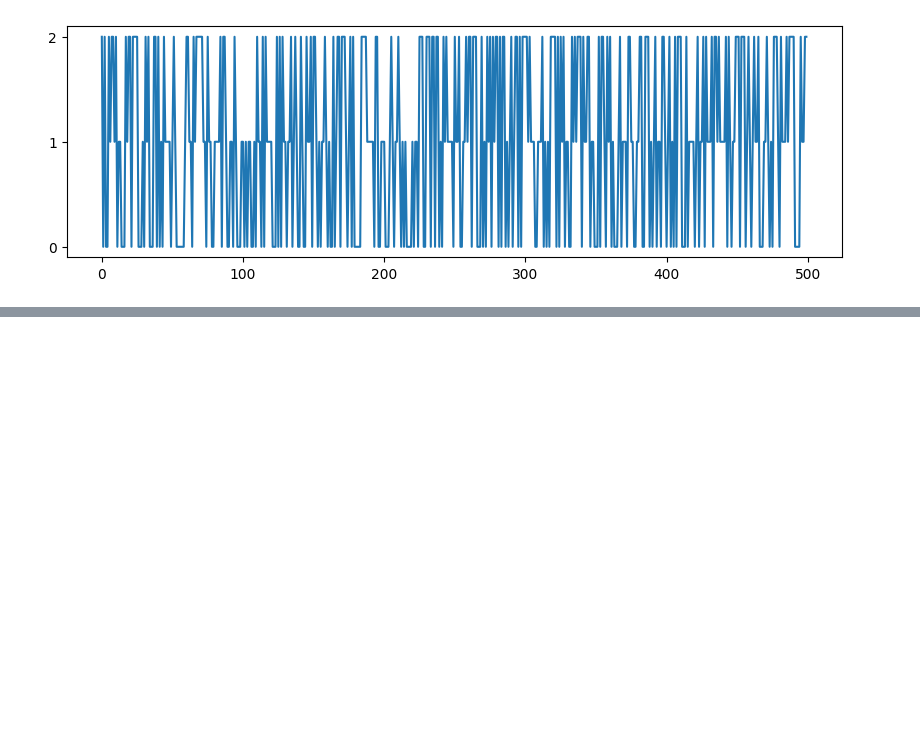
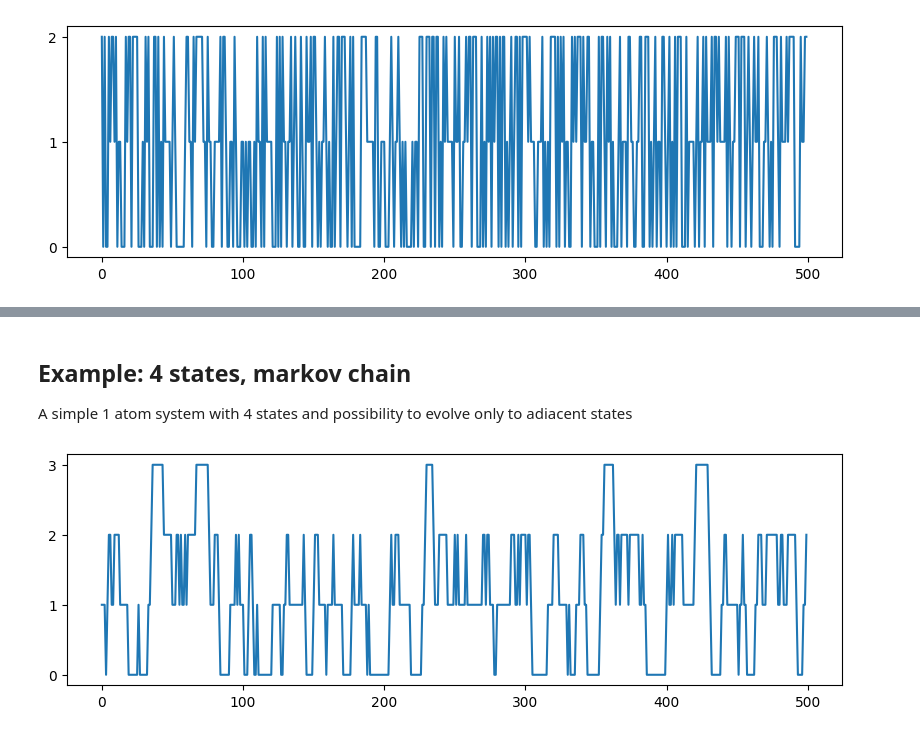
Before and after one commit to GMPavanLab/cpctools, a Jupyter notebook: docs/source/TimeAnalysis.ipynb, the cells around one changed output, grey strips where cells are left out. Cells and saved outputs as stored; diff of their text form; code cells hidden in the pictures; blank space fills up the shorter version.

Commit message:
added an example on how to use the transition part of the library

```diff
--- a/docs/source/TimeAnalysis.ipynb
+++ b/docs/source/TimeAnalysis.ipynb
@@ -40,0 +45,33 @@ sns.heatmap(tmat, annot=True,linewidths=0.1,square=True,vmax=1, vmin=0)
+# %% [markdown]
+## Example: 4 states, markov chain
+
+A simple 1 atom system with 4 states and possibility to evolve only to adiacent states
+# %%
+rng = npr.default_rng(123456)
+P=np.array([
+    [0.8,0.2,0.0,0.0],
+    [0.1,0.7,0.2,0.0],
+    [0.0,0.3,0.6,0.1],
+    [0.0,0.0,0.2,0.8],
+            ])
+#contstuct a target table:
+target=P
+for j in range(1,4):
+    target[:,j]+=target[:,j-1]
+
+
+cls=np.empty((500,1),dtype=int)
+cls[0,0]=1
+for i,c in enumerate(cls[:-1,0]):
+    t=rng.random()
+    cls[i+1,0]= np.argwhere(target[c]>t)[0]
+cls=SOAPclassification(
+    [],
+    cls,
+    [0,1,2,3]
+    )
+_,ax=plt.subplots(figsize=(10,3))
+ax.set_yticks([0,1,2,3])
+_ =ax.plot(cls.references[:,0])
+# %% [output]
+[figure, added]
```
Also changed, not shown: parts of 5 cells of this notebook.
